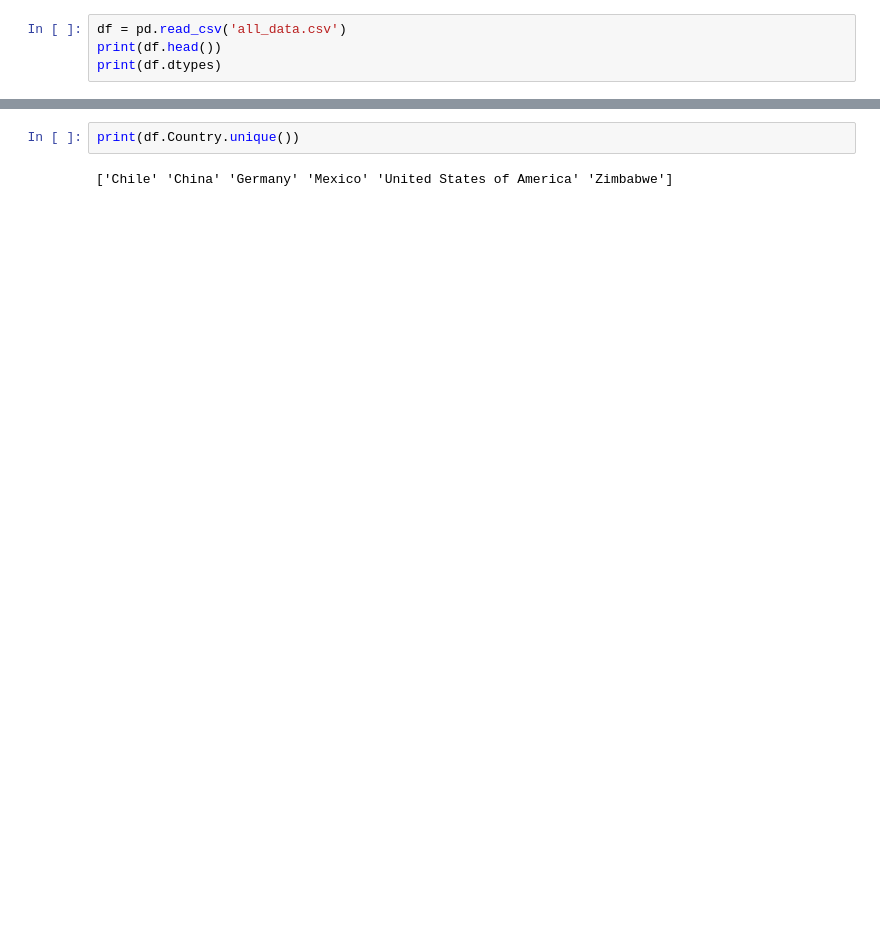
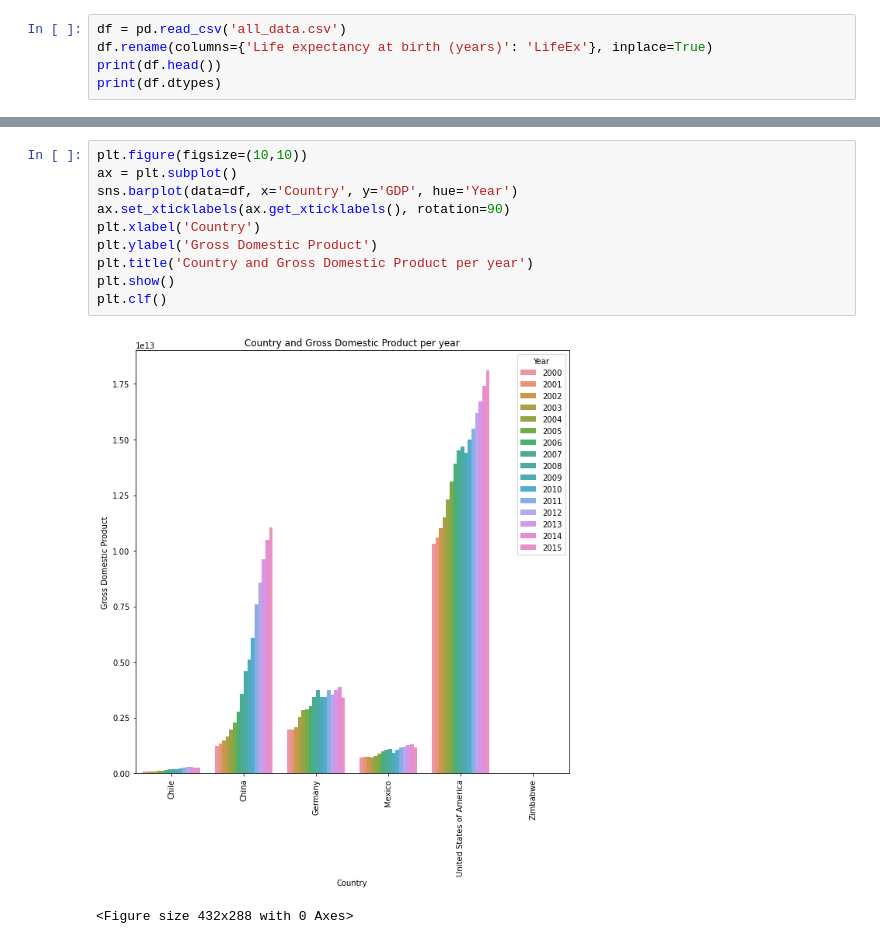
Before and after one commit to Santiago-O-C/Life-Expectancy-Project, a Jupyter notebook: Life-Expectancy-and-GDP-Starter/life_expectancy_gdp.ipynb, the cells around one changed output, grey strips where cells are left out. Saved outputs shown, nothing was run; the diff lists cells and outputs as text; blank space fills up the shorter version.

Commit message:
Life-Expectancy-Project finalized

```diff
--- a/Life-Expectancy-and-GDP-Starter/life_expectancy_gdp.ipynb
+++ b/Life-Expectancy-and-GDP-Starter/life_expectancy_gdp.ipynb
@@ -6,5 +8,6 @@ import seaborn as sns
 # %%
 df = pd.read_csv('all_data.csv')
+df.rename(columns={'Life expectancy at birth (years)': 'LifeEx'}, inplace=True)
 print(df.head())
 print(df.dtypes)
 # %% [output]
@@ -21,5 +24,14 @@ GDP                                 float64
 dtype: object
-# %%
-print(df.Country.unique())
-# %% [output]
-['Chile' 'China' 'Germany' 'Mexico' 'United States of America' 'Zimbabwe']
+# %%
+plt.figure(figsize=(10,10))
+ax = plt.subplot()
+sns.barplot(data=df, x='Country', y='GDP', hue='Year')
+ax.set_xticklabels(ax.get_xticklabels(), rotation=90)
+plt.xlabel('Country')
+plt.ylabel('Gross Domestic Product')
+plt.title('Country and Gross Domestic Product per year')
+plt.show()
+plt.clf()
+# %% [output]
+[figure, added]
+<Figure size 432x288 with 0 Axes>
```
Also changed, not shown: parts of 7 cells of this notebook.
